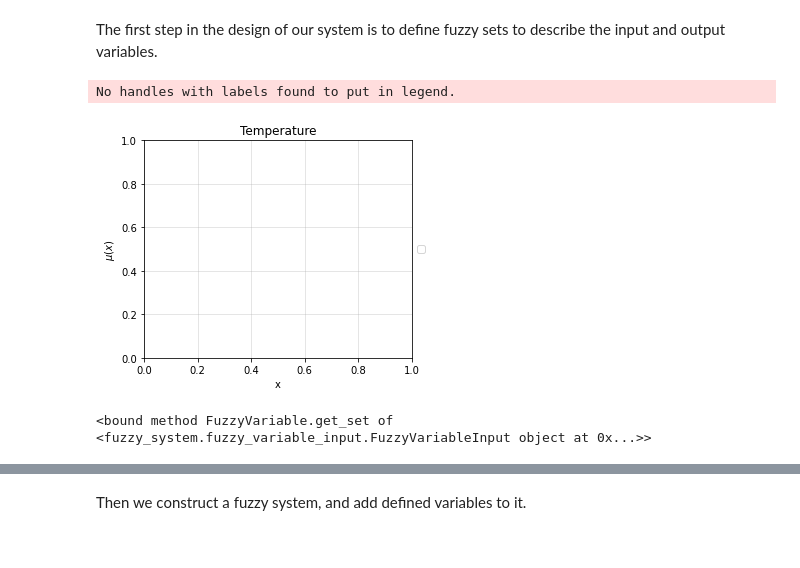
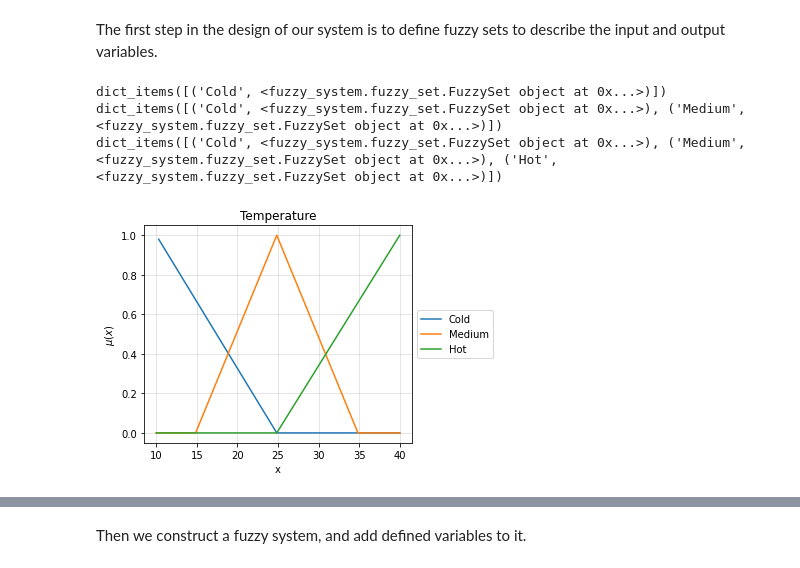
Before and after one commit to Ping-Jung/assignment-2, a Jupyter notebook: fuzzy_inference_system.ipynb, the cells around one changed output, grey strips where cells are left out. Cells and saved outputs as stored; diff of their text form; code cells hidden in the pictures.

```diff
--- a/fuzzy_inference_system.ipynb
+++ b/fuzzy_inference_system.ipynb
@@ -92,15 +92,15 @@ The first step in the design of our system is to define fuzzy sets to describe t
 # %%
 # Define the temperature variable with its fuzzy set
 temp = FuzzyVariableInput('Temperature',10,40,100)
-temp.add_triangular('Cold',10,25,25)
+temp.add_triangular('Cold',10,10,25)
 temp.add_triangular('Medium',15,25,35)
 temp.add_triangular('Hot',25,40,40)
-FuzzyVariableInput.plot_variable(temp)
-temp.get_set
+temp.plot_variable()
 # %% [output]
-No handles with labels found to put in legend.
+dict_items([('Cold', <fuzzy_system.fuzzy_set.FuzzySet object at 0x...>)])
+dict_items([('Cold', <fuzzy_system.fuzzy_set.FuzzySet object at 0x...>), ('Medium', <fuzzy_system.fuzzy_set.FuzzySet object at 0x...>)])
+dict_items([('Cold', <fuzzy_system.fuzzy_set.FuzzySet object at 0x...>), ('Medium', <fuzzy_system.fuzzy_set.FuzzySet object at 0x...>), ('Hot', <fuzzy_system.fuzzy_set.FuzzySet object at 0x...>)])
-[figure, old version]
+[figure, new version]
-<bound method FuzzyVariable.get_set of <fuzzy_system.fuzzy_variable_input.FuzzyVariableInput object at 0x...>>
 # %%
 # TODO: Based on the above graphical representation, please define the Humidity variable and its fuzzy set as the input variable
 # Write the code below
```
Also changed, not shown: parts of 3 cells of this notebook, 3 other files.
